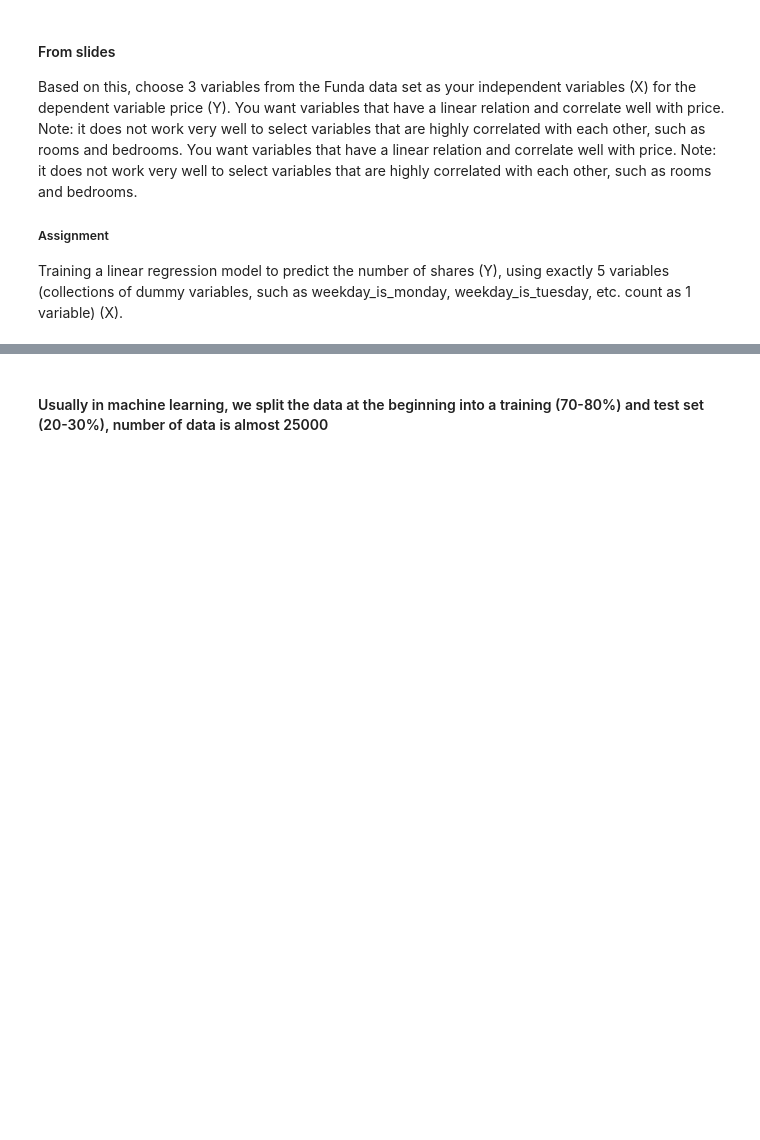
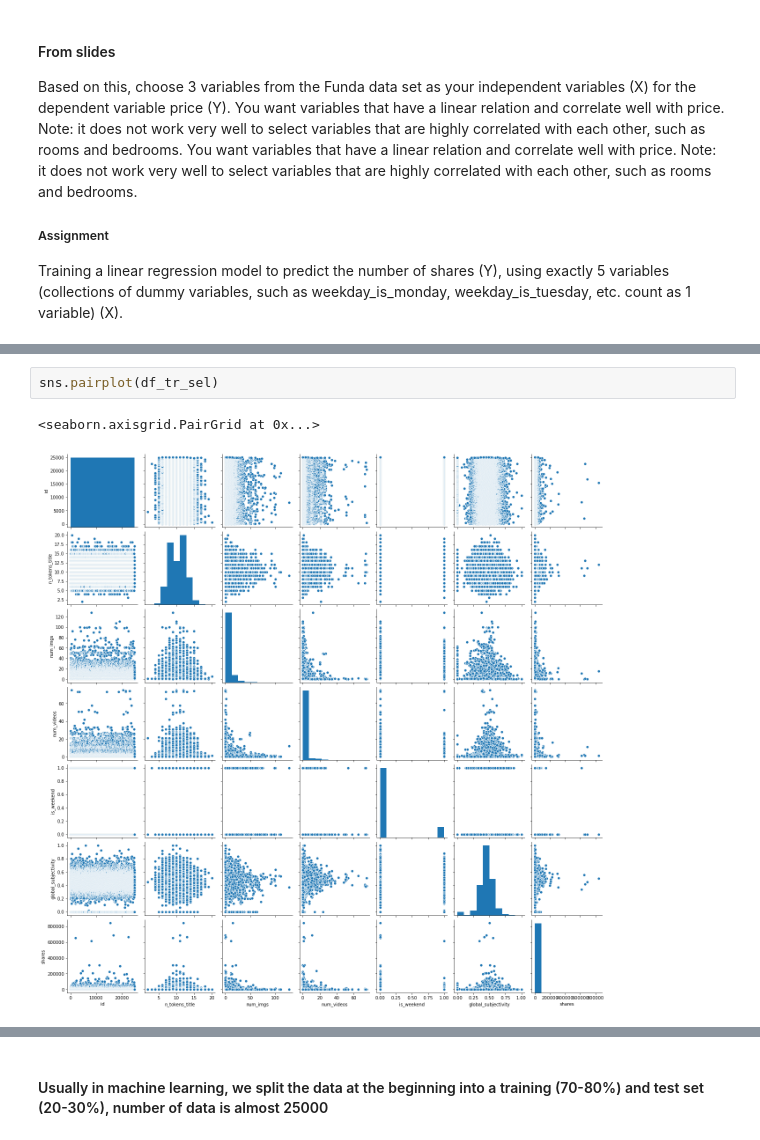
Before and after one commit to kaveh-sh/FML_Assignment, a Jupyter notebook: FML_Assignment-03_K-Sheikhhassani.ipynb, the cells around one changed output, grey strips where cells are left out. Saved outputs shown, nothing was run; the diff lists cells and outputs as text; blank space fills up the shorter version.

```diff
--- a/FML_Assignment-03_K-Sheikhhassani.ipynb
+++ b/FML_Assignment-03_K-Sheikhhassani.ipynb
@@ -89,0 +66,5 @@ df_tr_sel .head()
+# %%
+sns.pairplot(df_tr_sel)
+# %% [output]
+<seaborn.axisgrid.PairGrid at 0x...>
+[figure, added]
```
Also changed, not shown: parts of 19 cells of this notebook.
